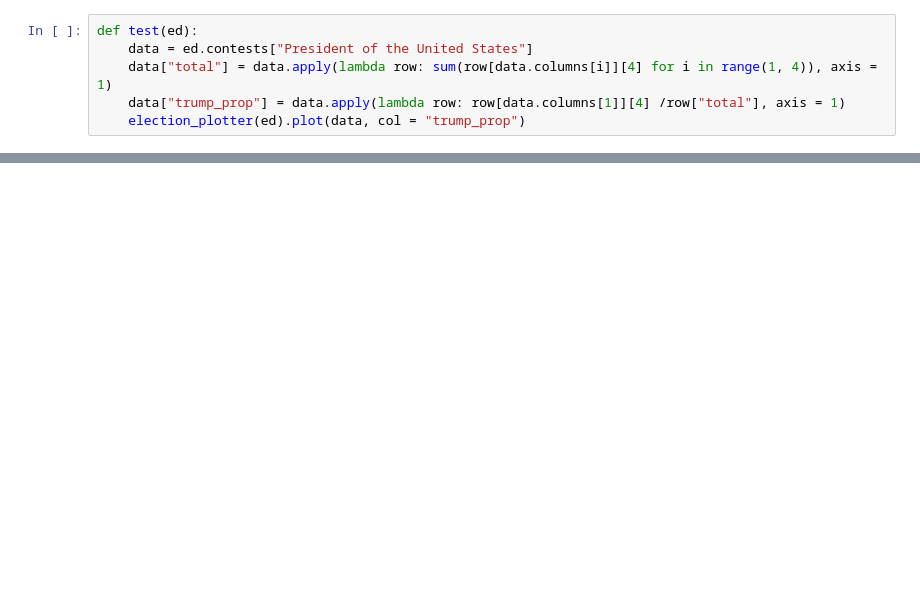
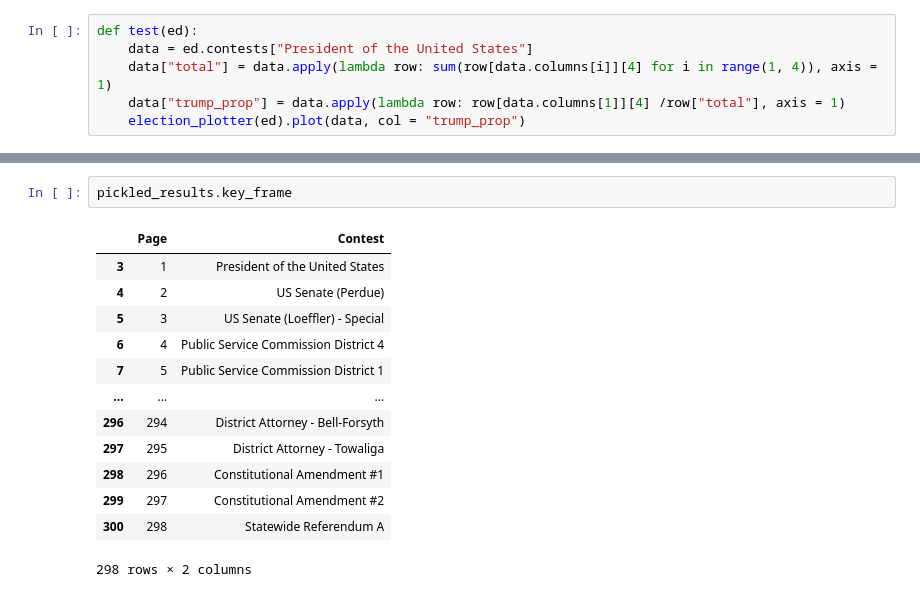
Before and after one commit to ayush-kumar-1/georgia-elections-project, a Jupyter notebook: notebooks/election_utils.ipynb, the cells around one changed output, grey strips where cells are left out. Cells and saved outputs as stored; diff of their text form; blank space fills up the shorter version.

```diff
--- a/notebooks/election_utils.ipynb
+++ b/notebooks/election_utils.ipynb
@@ -140,0 +136,16 @@ test(pickled_results)
+# %%
+pickled_results.key_frame
+# %% [output]
+|  | Page | Contest |
+| 3 | 1 | President of the United States |
+| 4 | 2 | US Senate (Perdue) |
+| 5 | 3 | US Senate (Loeffler) - Special |
+| 6 | 4 | Public Service Commission District 4 |
+| 7 | 5 | Public Service Commission District 1 |
+| ... | ... | ... |
+| 296 | 294 | District Attorney - Bell-Forsyth |
+| 297 | 295 | District Attorney - Towaliga |
+| 298 | 296 | Constitutional Amendment #1 |
+| 299 | 297 | Constitutional Amendment #2 |
+| 300 | 298 | Statewide Referendum A |
+298 rows × 2 columns
```
Also changed, not shown: parts of 8 cells of this notebook, 5 other files.
